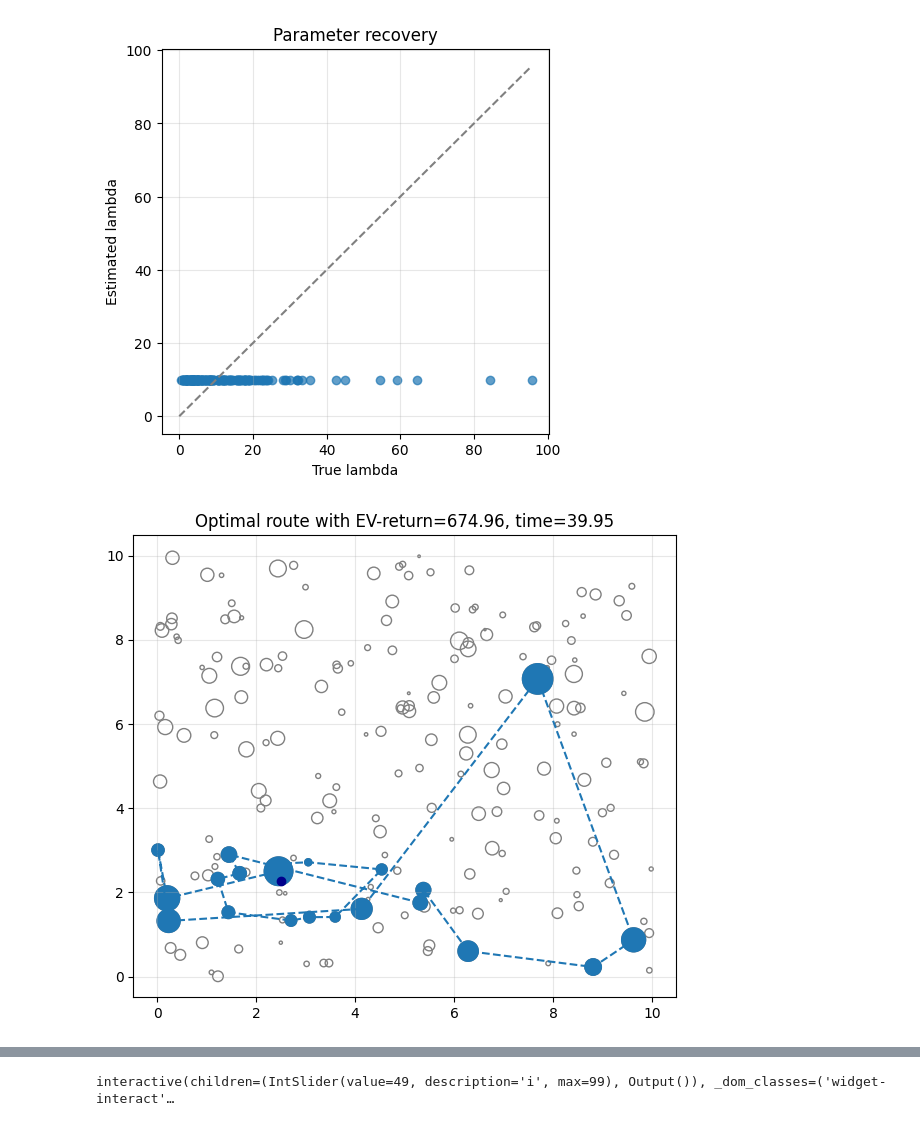
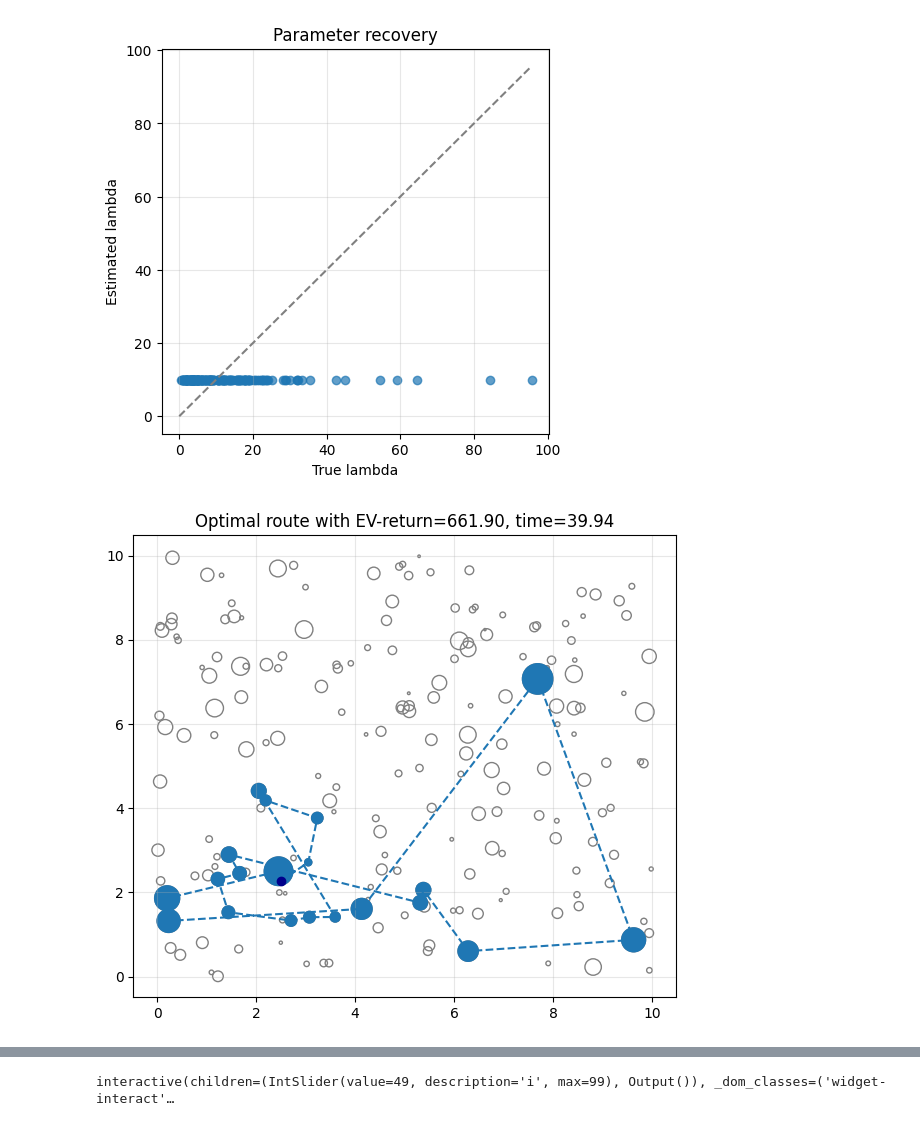
Before and after one commit to maxazv/stochastic-orienteering, a Jupyter notebook: analysis.ipynb, the cells around one changed output, grey strips where cells are left out. Cells and saved outputs as stored; diff of their text form; code cells hidden in the pictures.

```diff
--- a/analysis.ipynb
+++ b/analysis.ipynb
@@ -86,24 +86,24 @@ plt.show()
 # %% [output]
 [figure]
 # %%
-optimal_route, opt_ret = rl.optimal_route(num_samples=20, epsilon=0.05)
+optimal_route, opt_ret = rl.optimal_route(num_samples=1, epsilon=0.0)
 # print(optimal_route, opt_ret)
 route_coords = points[optimal_route]
 # plt.scatter(rl.points[:, 0], rl.points[:, 1], s=true_lambdas*5)
 # plt.scatter(*route_coords[-1], color="red", zorder=3, label="End")
 # plt.title("Optimal route with return %.2f" % opt_ret)
 # plt.plot(route_coords[:, 0], route_coords[:, 1], marker='o')
 # plt.show()
 
 
 fig, ax = plt.subplots(figsize=(7, 6))
 time = rl.route_time(optimal_route)
 plot_route_map(ax, rl.points, rl.true_lambdas, optimal_route, opt_ret, time)
 ax.set_title(f"Optimal route with EV-" + ax.get_title())
 
 plt.show()
 # %% [output]
-[figure, old version]
+[figure, new version]
 # %%
 est_route_info = rl.thompson_sample(epsilon=0.05)
 est_route = [node for node, _ in est_route_info]
```
Also changed, not shown: parts of 9 cells of this notebook, 3 other files.
